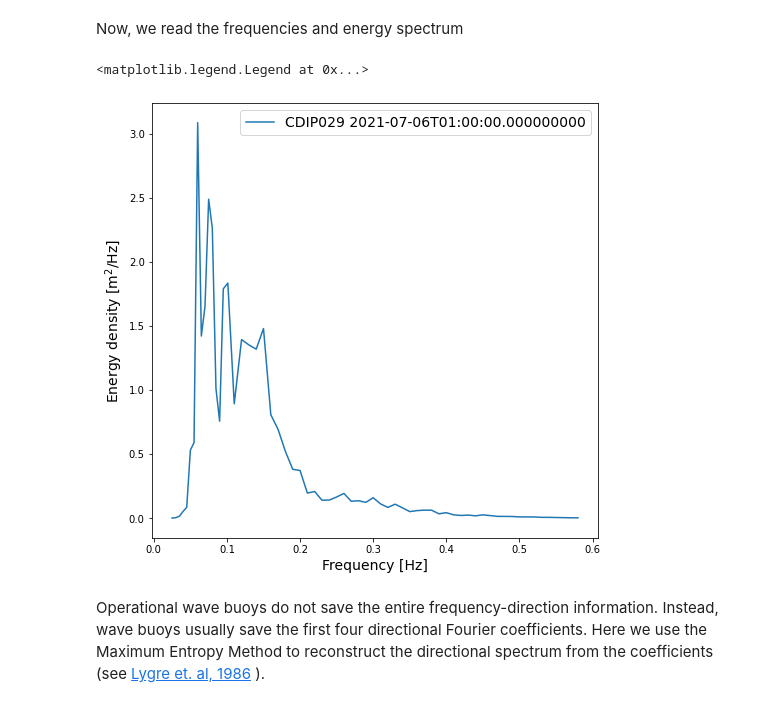
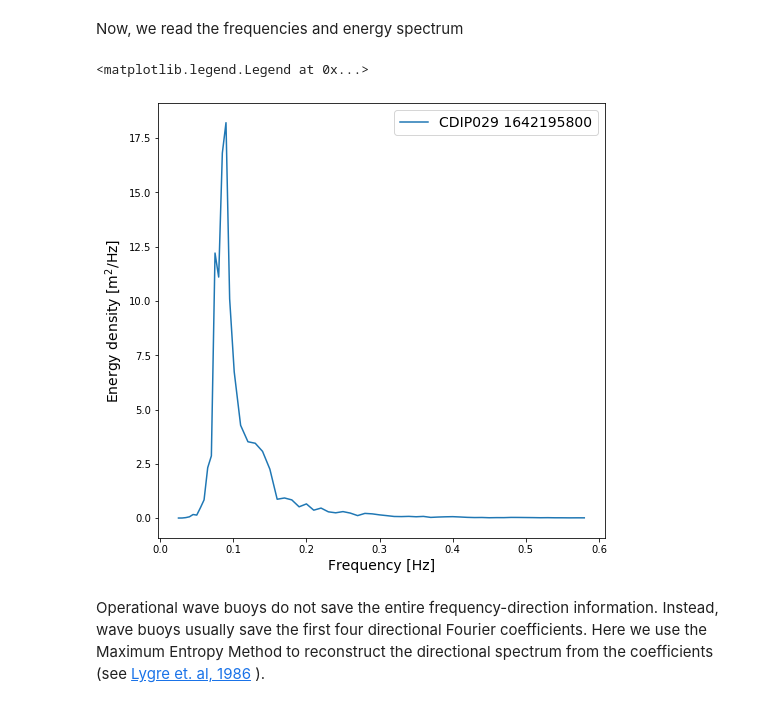
Before and after one commit to biavillasboas/WavySurface, a Jupyter notebook: wavy_surface.ipynb, the cells around one changed output. Drawn from its saved outputs; the diff is of its cells as text; code cells hidden in the pictures.

Commit message:
uses netcdf4 to fix thredds issue

```diff
--- a/wavy_surface.ipynb
+++ b/wavy_surface.ipynb
@@ -20,10 +18,11 @@ from tools import *
 # %% [markdown]
 Here, we read the directional spectrum data directly from CDIP's website via OPeNDAP.
 # %%
-ds = xr.open_dataset('http://thredds.cdip.ucsd.edu/thredds/dodsC/cdip/realtime/029p1_rt.nc')
+nc = Dataset('http://thredds.cdip.ucsd.edu/thredds/dodsC/cdip/realtime/185p1_rt.nc')
 # %% [markdown]
 We will use the most recent time (last value in the time dimension)
 # %%
-nctime = ds.isel(waveTime=-1).waveTime.values
-print("The most recent time is:", nctime)
+ts = -1 # timestamp
+nctime = nc.variables['waveTime'][:][ts]
+print("The most recent time is:", num2date(nctime, units=nc.variables['waveTime'].units))
 # %% [output]
@@ -31,16 +30,16 @@ The most recent time is: 2021-07-06T01:00:00.000000000
 # %% [markdown]
 Now, we read the frequencies and energy spectrum
 # %%
-freq = ds['waveFrequency'].values # wave frequency
-energy = ds['waveEnergyDensity'][-1].values
+freq = nc.variables['waveFrequency'][:] # wave frequency
+energy = nc.variables['waveEnergyDensity'][:][ts]
 
 plt.figure(figsize=(8,8))
 plt.plot(freq, energy, label='CDIP029 {0}'.format(nctime))
 plt.ylabel("Energy density [m$^2$/Hz]", fontsize=14)
 plt.xlabel("Frequency [Hz]", fontsize=14)
 plt.legend(fontsize=14)
 # %% [output]
 <matplotlib.legend.Legend at 0x...>
-[figure, old version]
+[figure, new version]
 # %% [markdown]
 Operational wave buoys do not save the entire frequency-direction information. Instead, wave buoys usually save the first four directional Fourier coefficients. Here we use the Maximum Entropy Method to reconstruct the directional spectrum from the coefficients (see [Lygre et. al, 1986](https://journals.ametsoc.org/jpo/article/16/12/2052/6574) ).
```
Also changed, not shown: parts of 21 cells of this notebook.
